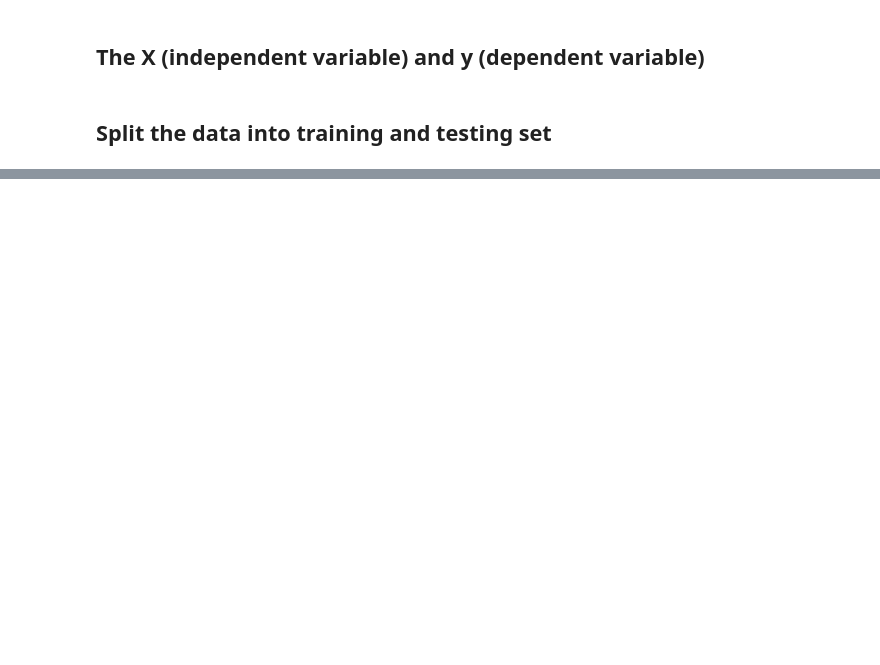
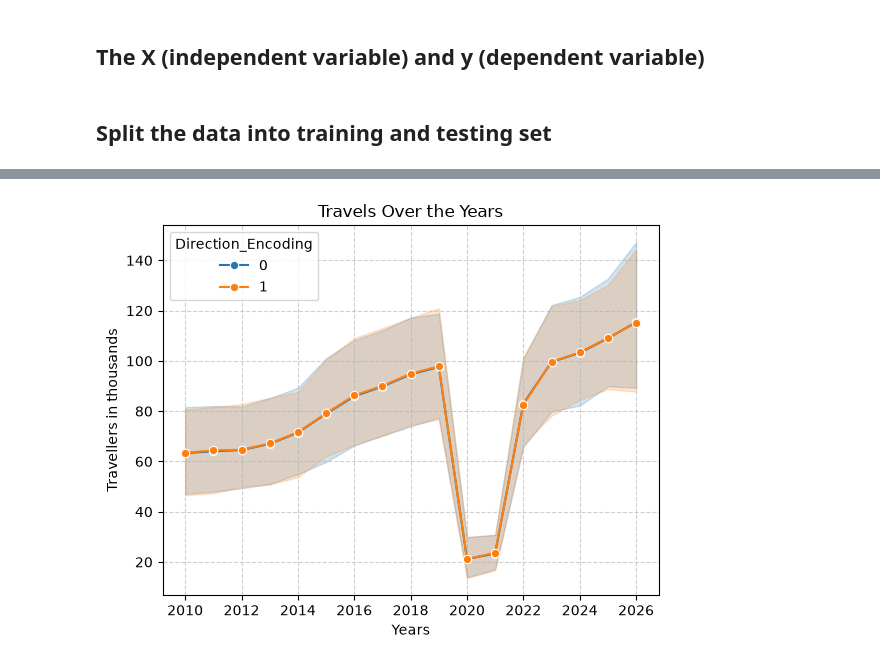
Before and after one commit to CCT-Dublin/CA1--Tourism-in-Ireland--Master-2026.2, a Jupyter notebook: CA1-2026.ipynb, the cells around one changed output, grey strips where cells are left out. Drawn from its saved outputs; the diff is of its cells as text; code cells hidden in the pictures; blank space fills up the shorter version.

```diff
--- a/CA1-2026.ipynb
+++ b/CA1-2026.ipynb
@@ -385,0 +433,16 @@ y_pred_lasso = lasso_model.predict(X_test_scaled)
+# %%
+#Bivariate
+sns.lineplot(
+    data=df2,
+    x="Year",
+    y="VALUE_in_thousands",
+    hue="Direction_Encoding",
+    marker="o",
+)
+plt.title("Travels Over the Years")
+plt.xlabel("Years")
+plt.ylabel("Travellers in thousands")
+plt.grid(True, linestyle="--", alpha=0.6)
+plt.show()
+# %% [output]
+[figure, added]
```
Also changed, not shown: parts of 16 cells of this notebook.
